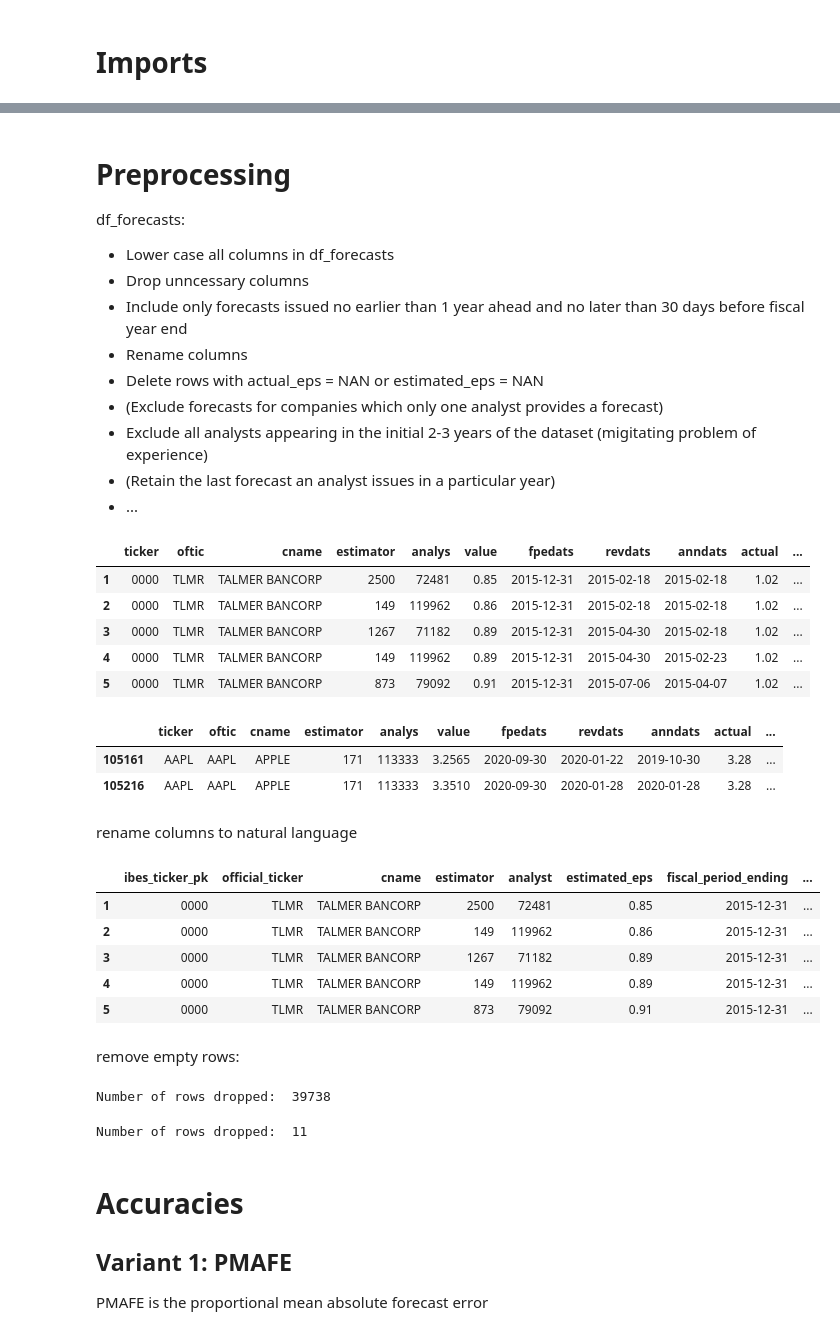
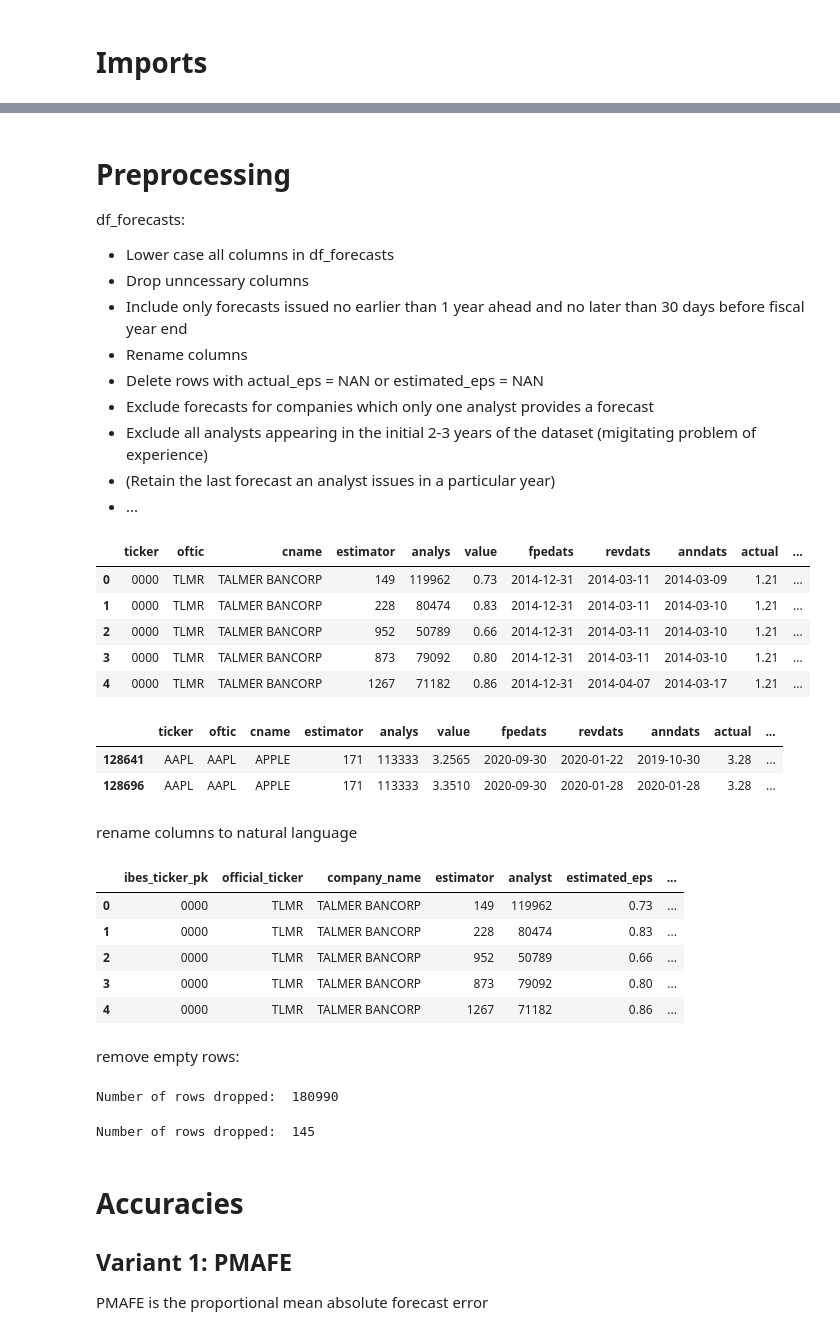
Before and after one commit to moshchev/gsfm_SS24, a Jupyter notebook: notebooks/preprocessing_and_dv.ipynb, the cells around one changed output, grey strips where cells are left out. Drawn from its saved outputs; the diff is of its cells as text; code cells hidden in the pictures.

```diff
--- a/notebooks/preprocessing_and_dv.ipynb
+++ b/notebooks/preprocessing_and_dv.ipynb
@@ -8,7 +8,7 @@ import matplotlib.pyplot as plt
 # Imports
 # %%
 # file imports
-file_path_forecasts = '../data/dataset2014-2022-v4.zip'
+file_path_forecasts = '../data/raw/ibes-forecasts.zip'
 
 # IBES forecasts
 df_forecasts = pd.read_csv(file_path_forecasts)
@@ -93,7 +49,7 @@ df_forecasts:
 - Include only forecasts issued no earlier than 1 year ahead and no later than 30 days before fiscal year end
 - Rename columns
 - Delete rows with actual_eps = NAN or estimated_eps = NAN
-- (Exclude forecasts for companies which only one analyst provides a forecast)
+- Exclude forecasts for companies which only one analyst provides a forecast
 - Exclude all analysts appearing in the initial 2-3 years of the dataset (migitating problem of experience)
 - (Retain the last forecast an analyst issues in a particular year)
 - ...
@@ -106,28 +63,27 @@ df_forecasts = df_forecasts.drop(columns=columns_to_drop)
 # %%
 # convert columns with dates to datetime
 def convert_to_datetime(df):
     columns_to_convert = ['fpedats','revdats', "anndats", 'anndats_act']
     for column in columns_to_convert:
         df[column] = pd.to_datetime(df[column])
     return df
 df_forecasts = convert_to_datetime(df_forecasts)
 
 # filter forecasts  based on time
 df_forecasts['forecast_horizon'] = df_forecasts['fpedats'] - df_forecasts['anndats']
 df_forecasts = df_forecasts[(df_forecasts['forecast_horizon']> pd.Timedelta(days=30))&(df_forecasts['forecast_horizon']<pd.Timedelta(days=365))]
 
 # calculate the mean forecast horizon of analyst i's forecasts for company j in fiscal period t and append to df
-
 df_forecasts['mean_forecast_horizon_days'] = df_forecasts.groupby(['analys','ticker','fpedats'])['forecast_horizon'].transform('mean')
-df_forecasts['mean_forecast_horizon_days'] = df_forecasts['mean_forecast_horizon'].dt.days
+df_forecasts['mean_forecast_horizon_days'] = df_forecasts['mean_forecast_horizon_days'].dt.days
 df_forecasts.head()
 # %% [output]
 |  | ticker | oftic | cname | estimator | analys | value | fpedats | revdats | anndats | actual | ... |
-| 1 | 0000 | TLMR | TALMER BANCORP | 2500 | 72481 | 0.85 | 2015-12-31 | 2015-02-18 | 2015-02-18 | 1.02 | ... |
-| 2 | 0000 | TLMR | TALMER BANCORP | 149 | 119962 | 0.86 | 2015-12-31 | 2015-02-18 | 2015-02-18 | 1.02 | ... |
-| 3 | 0000 | TLMR | TALMER BANCORP | 1267 | 71182 | 0.89 | 2015-12-31 | 2015-04-30 | 2015-02-18 | 1.02 | ... |
-| 4 | 0000 | TLMR | TALMER BANCORP | 149 | 119962 | 0.89 | 2015-12-31 | 2015-04-30 | 2015-02-23 | 1.02 | ... |
-| 5 | 0000 | TLMR | TALMER BANCORP | 873 | 79092 | 0.91 | 2015-12-31 | 2015-07-06 | 2015-04-07 | 1.02 | ... |
+| 0 | 0000 | TLMR | TALMER BANCORP | 149 | 119962 | 0.73 | 2014-12-31 | 2014-03-11 | 2014-03-09 | 1.21 | ... |
+| 1 | 0000 | TLMR | TALMER BANCORP | 228 | 80474 | 0.83 | 2014-12-31 | 2014-03-11 | 2014-03-10 | 1.21 | ... |
+| 2 | 0000 | TLMR | TALMER BANCORP | 952 | 50789 | 0.66 | 2014-12-31 | 2014-03-11 | 2014-03-10 | 1.21 | ... |
+| 3 | 0000 | TLMR | TALMER BANCORP | 873 | 79092 | 0.80 | 2014-12-31 | 2014-03-11 | 2014-03-10 | 1.21 | ... |
+| 4 | 0000 | TLMR | TALMER BANCORP | 1267 | 71182 | 0.86 | 2014-12-31 | 2014-04-07 | 2014-03-17 | 1.21 | ... |
 # %%
 # test
 analyst_id = 113333
@@ -135,8 +91,8 @@ subset_analyst_i = df_forecasts[(df_forecasts['ticker'] == "AAPL") & (df_forecas
 subset_analyst_i
 # %% [output]
 |  | ticker | oftic | cname | estimator | analys | value | fpedats | revdats | anndats | actual | ... |
-| 105161 | AAPL | AAPL | APPLE | 171 | 113333 | 3.2565 | 2020-09-30 | 2020-01-22 | 2019-10-30 | 3.28 | ... |
-| 105216 | AAPL | AAPL | APPLE | 171 | 113333 | 3.3510 | 2020-09-30 | 2020-01-28 | 2020-01-28 | 3.28 | ... |
+| 128641 | AAPL | AAPL | APPLE | 171 | 113333 | 3.2565 | 2020-09-30 | 2020-01-22 | 2019-10-30 | 3.28 | ... |
+| 128696 | AAPL | AAPL | APPLE | 171 | 113333 | 3.3510 | 2020-09-30 | 2020-01-28 | 2020-01-28 | 3.28 | ... |
 # %% [markdown]
 rename columns to natural language
 # %%
@@ -148,12 +104,12 @@ df_forecasts = df_forecasts.rename(columns={"ticker": "ibes_ticker_pk", "oftic":
 # %%
 df_forecasts.head()
 # %% [output]
-|  | ibes_ticker_pk | official_ticker | cname | estimator | analyst | estimated_eps | fiscal_period_ending | ... |
-| 1 | 0000 | TLMR | TALMER BANCORP | 2500 | 72481 | 0.85 | 2015-12-31 | ... |
-| 2 | 0000 | TLMR | TALMER BANCORP | 149 | 119962 | 0.86 | 2015-12-31 | ... |
-| 3 | 0000 | TLMR | TALMER BANCORP | 1267 | 71182 | 0.89 | 2015-12-31 | ... |
-| 4 | 0000 | TLMR | TALMER BANCORP | 149 | 119962 | 0.89 | 2015-12-31 | ... |
-| 5 | 0000 | TLMR | TALMER BANCORP | 873 | 79092 | 0.91 | 2015-12-31 | ... |
+|  | ibes_ticker_pk | official_ticker | company_name | estimator | analyst | estimated_eps | ... |
+| 0 | 0000 | TLMR | TALMER BANCORP | 149 | 119962 | 0.73 | ... |
+| 1 | 0000 | TLMR | TALMER BANCORP | 228 | 80474 | 0.83 | ... |
+| 2 | 0000 | TLMR | TALMER BANCORP | 952 | 50789 | 0.66 | ... |
+| 3 | 0000 | TLMR | TALMER BANCORP | 873 | 79092 | 0.80 | ... |
+| 4 | 0000 | TLMR | TALMER BANCORP | 1267 | 71182 | 0.86 | ... |
 # %% [markdown]
 remove empty rows:
 # %%
@@ -161,13 +117,13 @@ remove empty rows:
 print("Number of rows dropped: ", df_forecasts['actual_eps'].isna().sum())
 df_forecasts = df_forecasts.dropna(subset=['actual_eps'])
 # %% [output]
-Number of rows dropped:  39738
+Number of rows dropped:  180990
 # %%
 # drop all rows where the estimated_eps is NaN and report number of rows dropped
 print("Number of rows dropped: ", df_forecasts['estimated_eps'].isna().sum())
 df_forecasts = df_forecasts.dropna(subset=['estimated_eps'])
 # %% [output]
-Number of rows dropped:  11
+Number of rows dropped:  145
 # %% [markdown]
 # Accuracies
 
```
Also changed, not shown: parts of 39 cells of this notebook, 4 other files.
